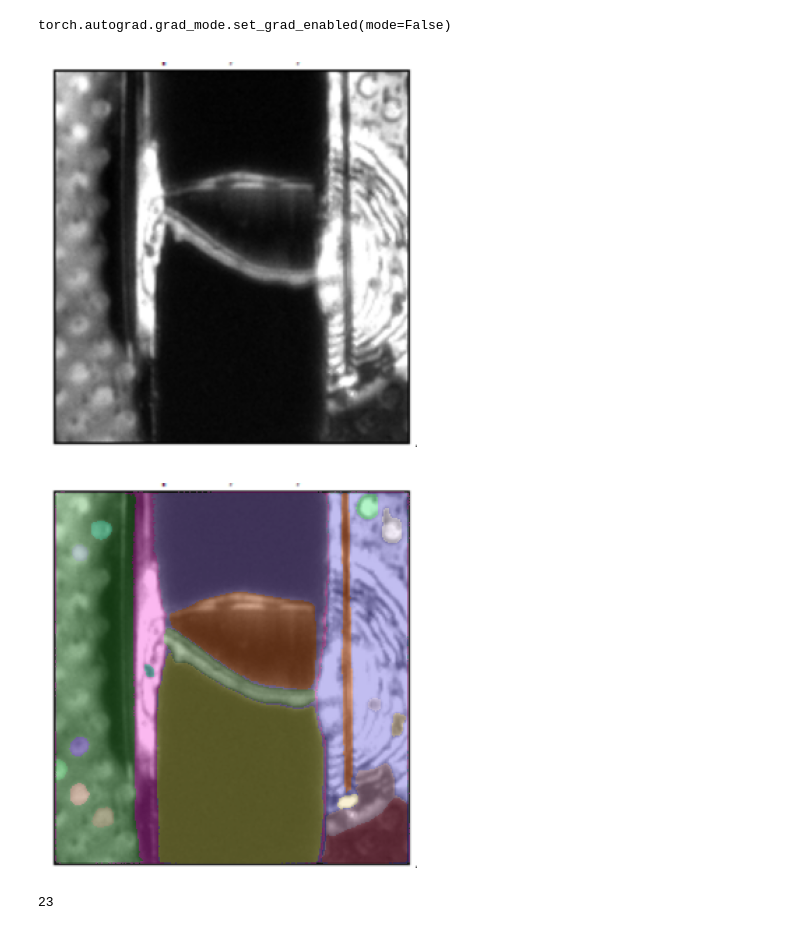
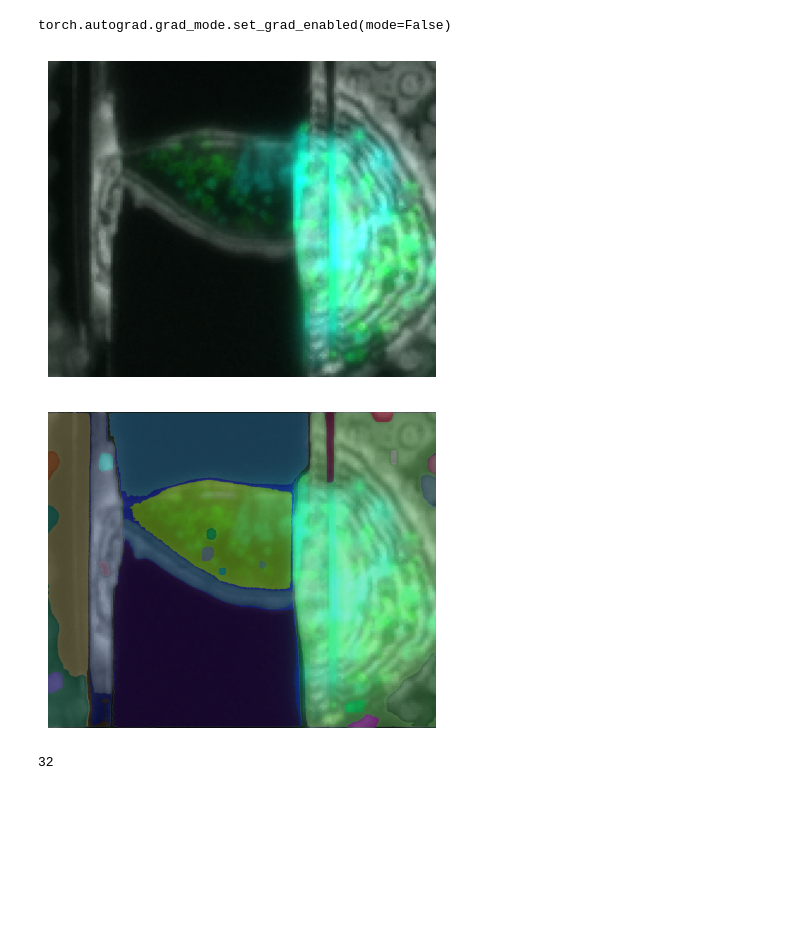
Before and after one commit to Sarztak/flm-tem-correlation, a Jupyter notebook: automatic_mask_generator_flm_tem.ipynb, the cells around one changed output. Drawn from its saved outputs; the diff is of its cells as text; code cells hidden in the pictures; blank space fills up the shorter version.

```diff
--- a/automatic_mask_generator_flm_tem.ipynb
+++ b/automatic_mask_generator_flm_tem.ipynb
@@ -122,22 +122,22 @@ def show_mask_over_image(masks, image, figsize=(5, 5)):
     plt.axis('off')
     plt.show()
 # %%
-img_flm = show_image(INPUT_DIR / 'flm_refl.png')
+img_flm = show_image(INPUT_DIR / 'flm_rgb.png')
 # %% [output]
-[figure, old version]
+[figure, new version]
 # %%
 mask_flm = mask_generator.generate(img_flm)
 # %%
 show_mask_over_image(mask_flm, img_flm)
 # %% [output]
-[figure, old version]
+[figure, new version]
 # %%
 # arrange the masks by the decreasing area
 mask_flm = sorted(mask_flm, key=lambda x: -x['area'])
 # %%
 len(mask_flm)
 # %% [output]
-23
+32
 # %%
 # total 13 masks 4 x 3 grid
 fig, ax = plt.subplots(4, 4, figsize=(10, 10))
```
Also changed, not shown: parts of 19 cells of this notebook.
